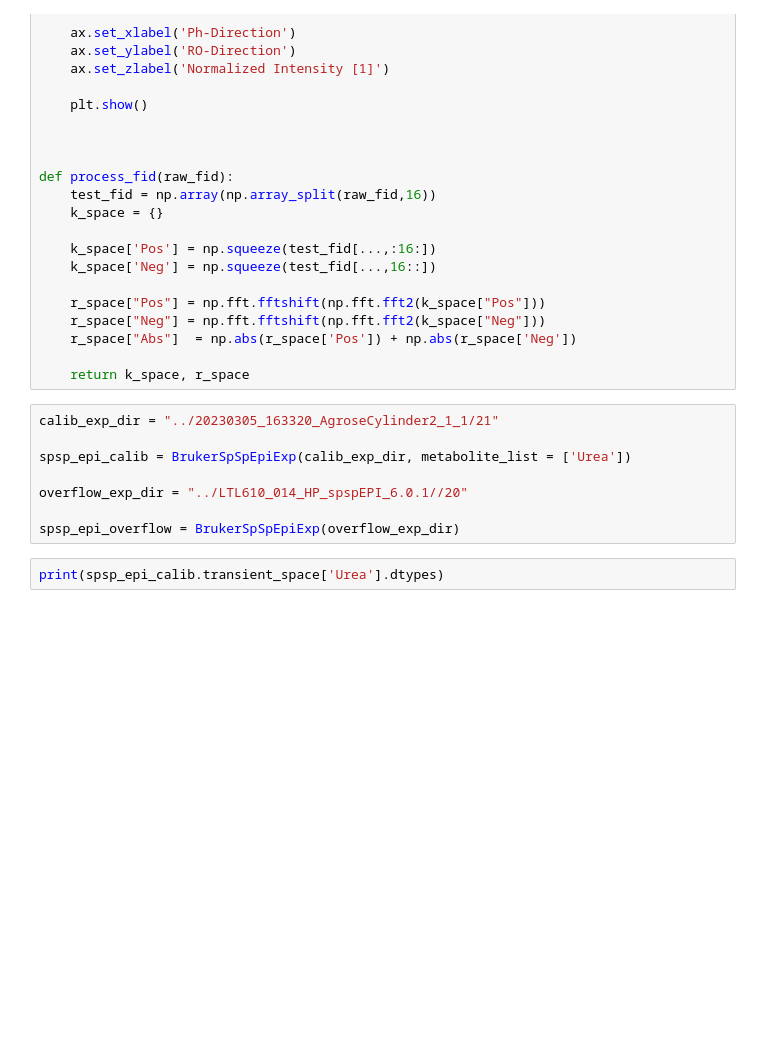
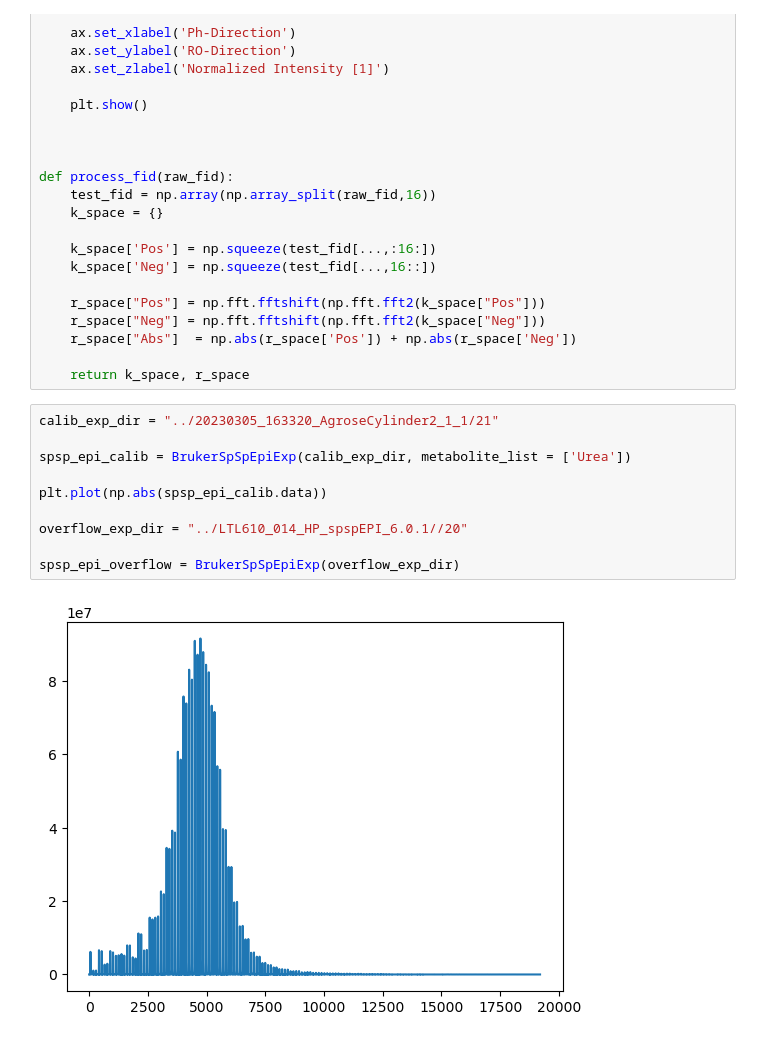
Before and after one commit to Xiao-JI-94158/BrukerParaVisionPostProcessing, a Jupyter notebook: EpiFidReader.ipynb, the cells around one changed output. Drawn from its saved outputs; the diff is of its cells as text; blank space fills up the shorter version.

```diff
--- a/EpiFidReader.ipynb
+++ b/EpiFidReader.ipynb
@@ -106,10 +106,12 @@ def process_fid(raw_fid):
 # %%
 calib_exp_dir = "../20230305_163320_AgroseCylinder2_1_1/21"
 
 spsp_epi_calib = BrukerSpSpEpiExp(calib_exp_dir, metabolite_list = ['Urea'])
 
+plt.plot(np.abs(spsp_epi_calib.data))
+
 overflow_exp_dir = "../LTL610_014_HP_spspEPI_6.0.1//20"
 
 spsp_epi_overflow = BrukerSpSpEpiExp(overflow_exp_dir)
+# %% [output]
+[figure, added]
-# %%
-print(spsp_epi_calib.transient_space['Urea'].dtypes)
```
Also changed, not shown: parts of 5 cells of this notebook, 1 other file.
